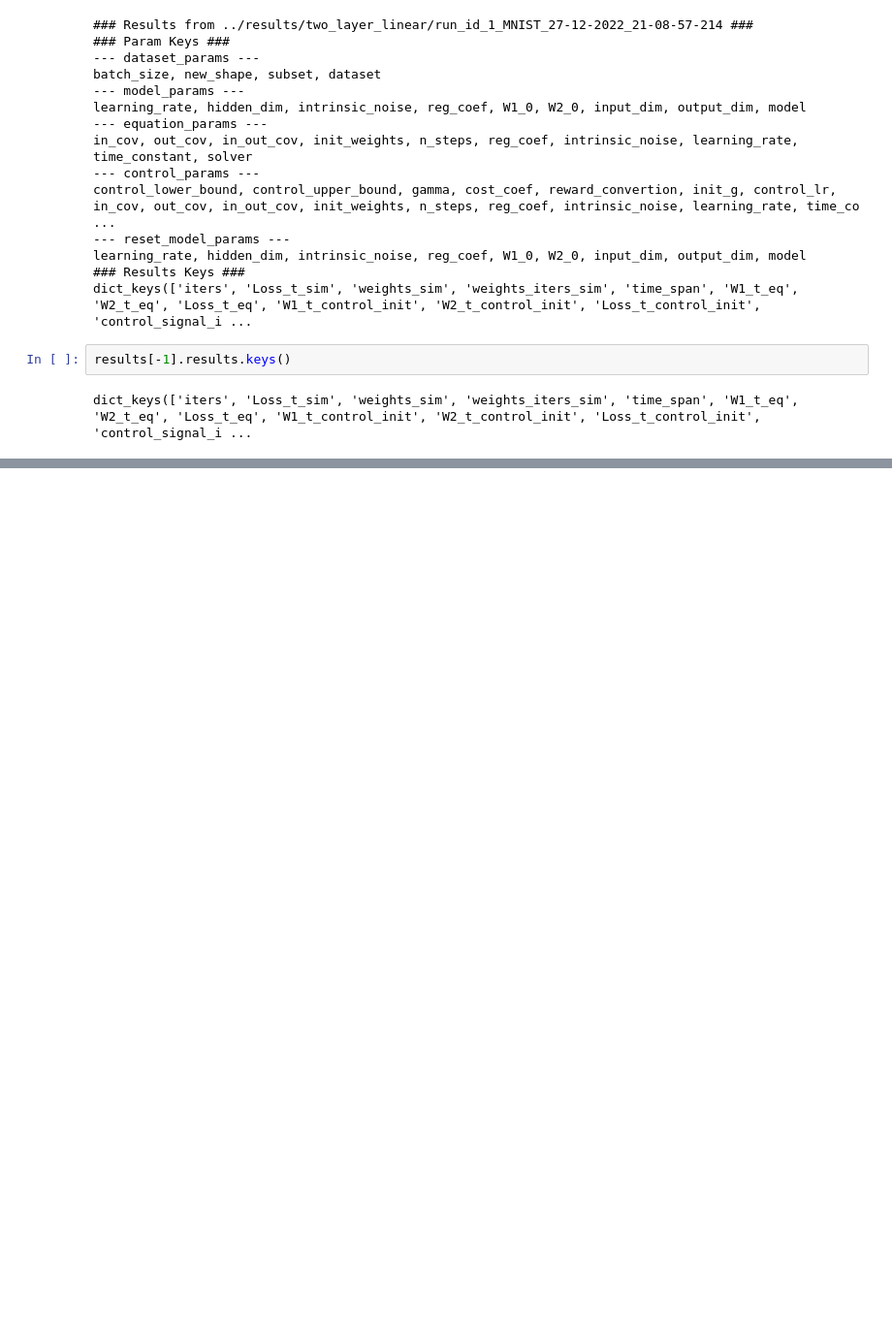
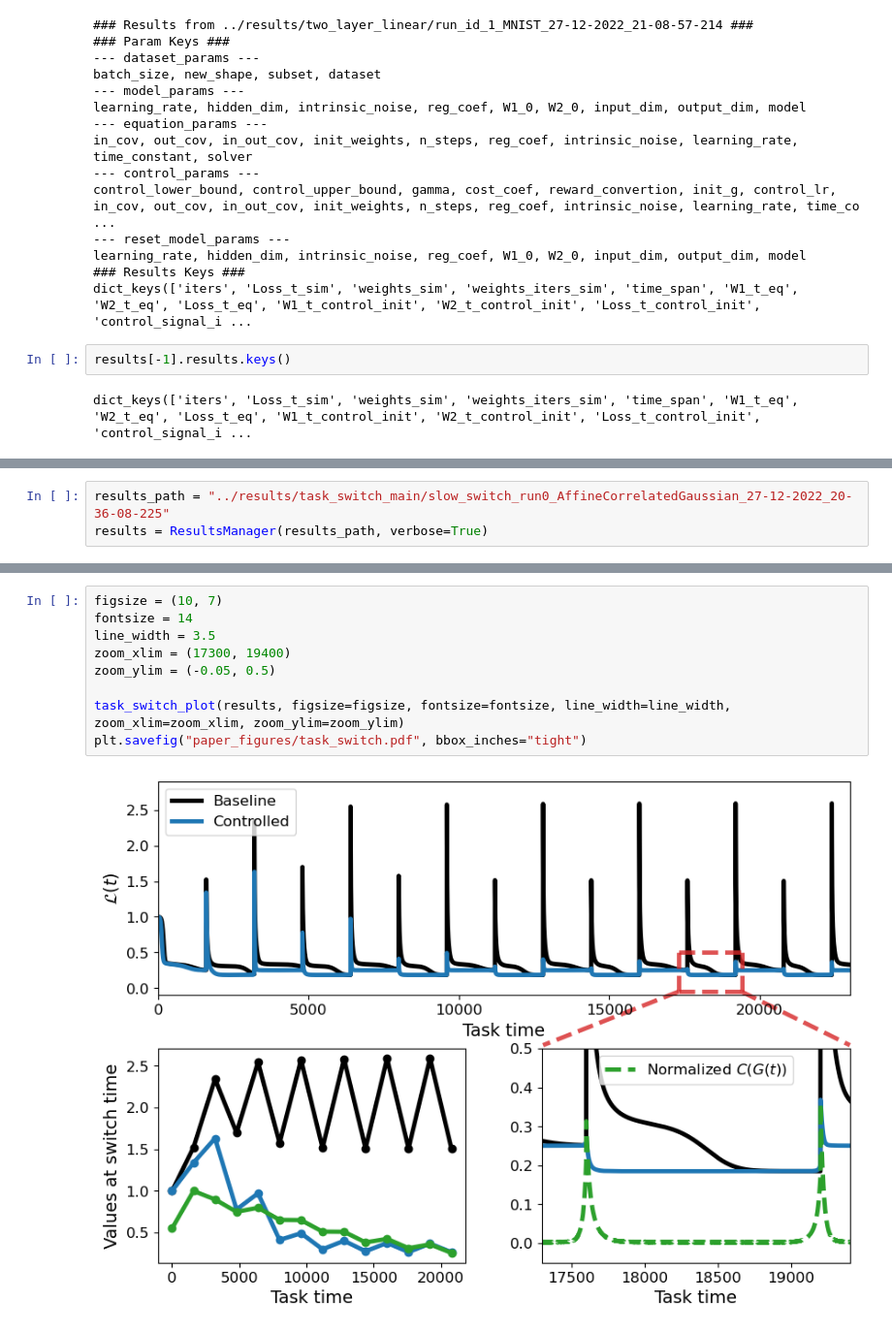
Before and after one commit to rodrigcd/neuromod, a Jupyter notebook: notebooks/paper_plots.ipynb, the cells around one changed output, grey strips where cells are left out. Shown at 97% size. Cells and saved outputs as stored; diff of their text form; blank space fills up the shorter version.

```diff
--- a/notebooks/paper_plots.ipynb
+++ b/notebooks/paper_plots.ipynb
@@ -93,0 +94,3 @@ plt.savefig("paper_figures/single_task_semantic.pdf", bbox_inches="tight")
+# %%
+results_path = "../results/task_switch_main/slow_switch_run0_AffineCorrelatedGaussian_27-12-2022_20-36-08-225"
+results = ResultsManager(results_path, verbose=True)
@@ -93,0 +112,11 @@ plt.savefig("paper_figures/single_task_semantic.pdf", bbox_inches="tight")
+# %%
+figsize = (10, 7)
+fontsize = 14
+line_width = 3.5
+zoom_xlim = (17300, 19400)
+zoom_ylim = (-0.05, 0.5)
+
+task_switch_plot(results, figsize=figsize, fontsize=fontsize, line_width=line_width, zoom_xlim=zoom_xlim, zoom_ylim=zoom_ylim)
+plt.savefig("paper_figures/task_switch.pdf", bbox_inches="tight")
+# %% [output]
+[figure, added]
```
Also changed, not shown: parts of 5 cells of this notebook, 8 other files.
